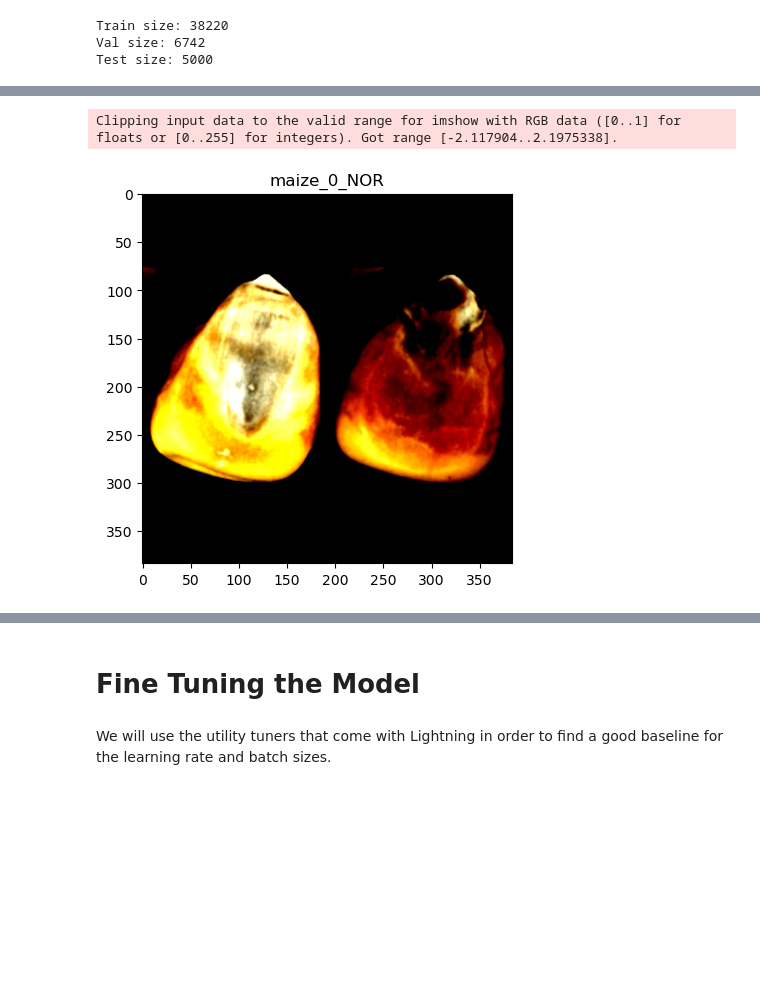
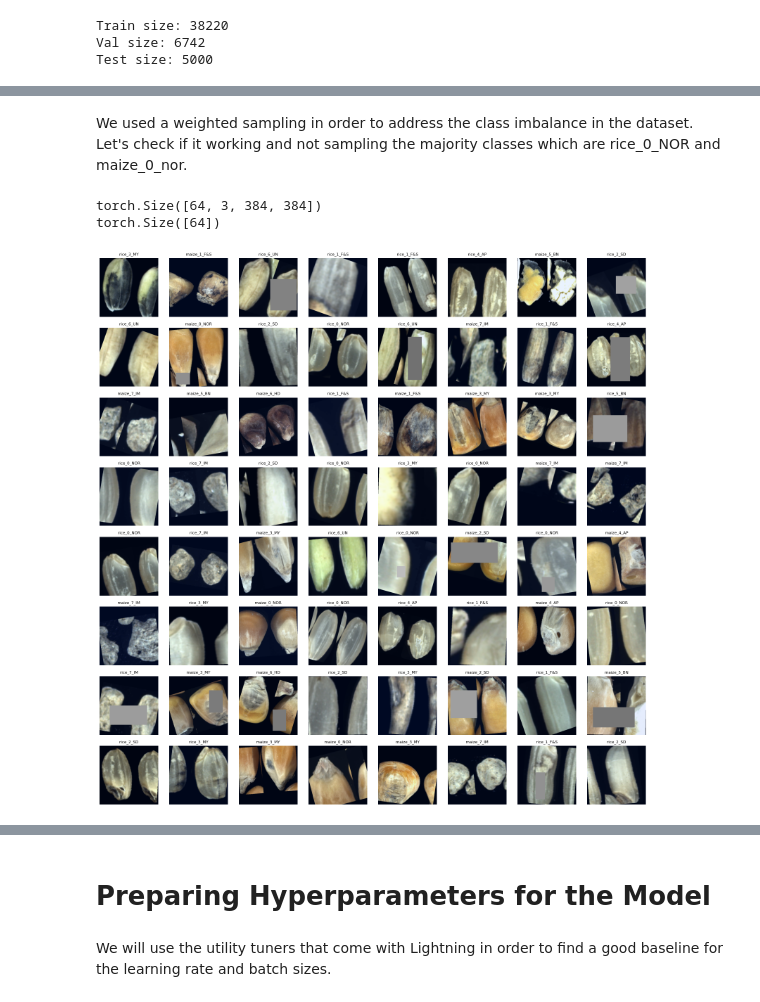
Before and after one commit to xandreiAThome/grain-disease-vision-model, a Jupyter notebook: 06_neural_network.ipynb, the cells around one changed output, grey strips where cells are left out. Drawn from its saved outputs; the diff is of its cells as text; code cells hidden in the pictures; blank space fills up the shorter version.

Commit message:
feat: added augmentation, weighted sampler, and lr scheduler

```diff
--- a/06_neural_network.ipynb
+++ b/06_neural_network.ipynb
@@ -105,11 +107,27 @@ ImageClassification(
+# %%
+import torchvision.transforms as T
+
+mean = [0.485, 0.456, 0.406]
+std = [0.229, 0.224, 0.225]
+train_transform = T.Compose(
+    [
+        T.RandomResizedCrop(384),
+        T.RandomHorizontalFlip(),
+        T.RandomRotation(20),
+        T.ColorJitter(0.2, 0.2, 0.2),
+        T.ToTensor(),
+        T.Normalize(mean, std),
+        T.RandomErasing(p=0.25),
+    ]
+)
 # %% [markdown]
 ## Preparing the Dataset and Loaders
 A quick check in order to make sure that the dataloader is able to load the images properly
 # %%
 data_module = GrainDataModule(
     data_dir="dataset/images",
-    batch_size=32,
-    train_transform=preprocess_transform,
+    batch_size=64,
+    train_transform=train_transform,
     val_transform=preprocess_transform,
     test_transform=preprocess_transform,
 )
@@ -136,9 +144,53 @@ torch.Size([32])
+# %% [markdown]
+We used a weighted sampling in order to address the class imbalance in the dataset. Let's check if it working and not sampling the majority classes which are rice_0_NOR and maize_0_nor.
 # %%
-img = images[0].permute(1, 2, 0)
+train_loader = data_module.train_dataloader()
 
-plt.imshow(img)
-plt.title(IDX_TO_CLASS[labels[0].item()])
+batch_images, batch_labels = next(iter(train_loader))
+
+print(batch_images.shape)
+print(batch_labels.shape)
+
+# Display all images in the batch in a grid
+n_images = batch_images.shape[0]
+n_cols = 8
+n_rows = (n_images + n_cols - 1) // n_cols
+
+fig, axes = plt.subplots(n_rows, n_cols, figsize=(16, 2 * n_rows))
+axes = axes.flatten()
+
+for idx in range(n_images):
+    img = batch_images[idx].permute(1, 2, 0)
+    img = (img - img.min()) / (img.max() - img.min() + 1e-5)
+
+    axes[idx].imshow(img.cpu().numpy())
+    class_label = IDX_TO_CLASS[batch_labels[idx].item()]
+    axes[idx].set_title(class_label, fontsize=8)
+    axes[idx].axis("off")
+
+for idx in range(n_images, len(axes)):
+    axes[idx].axis("off")
+
+plt.tight_layout()
 plt.show()
+
+print(f"Displayed {n_images} images from the batch")
+
+# Calculate class distribution
+print("CLASS DISTRIBUTION IN BATCH")
+
+class_counts = {}
+for label_idx in batch_labels:
+    class_name = IDX_TO_CLASS[label_idx.item()]
+    class_counts[class_name] = class_counts.get(class_name, 0) + 1
+
+# Sort by counts descending
+sorted_classes = sorted(class_counts.items(), key=lambda x: x[1], reverse=True)
+
+for class_name, count in sorted_classes:
+    percentage = (count / n_images) * 100
+    print(f"{class_name}: {count} images ({percentage:.1f}%)")
 # %% [output]
-Clipping input data to the valid range for imshow with RGB data ([0..1] for floats or [0..255] for integers). Got range [-2.117904..2.1975338].
+torch.Size([64, 3, 384, 384])
+torch.Size([64])
-[figure, old version]
+[figure, new version]
@@ -145,5 +215,5 @@ Clipping input data to the valid range for imshow with RGB data ([0..1] for floa
 # %% [markdown]
-# Fine Tuning the Model
+# Preparing Hyperparameters for the Model
 # %% [markdown]
 We will use the utility tuners that come with Lightning in order to find a good baseline for the learning rate and batch sizes.
 # %%
```
Also changed, not shown: parts of 18 cells of this notebook, 5 other files.
